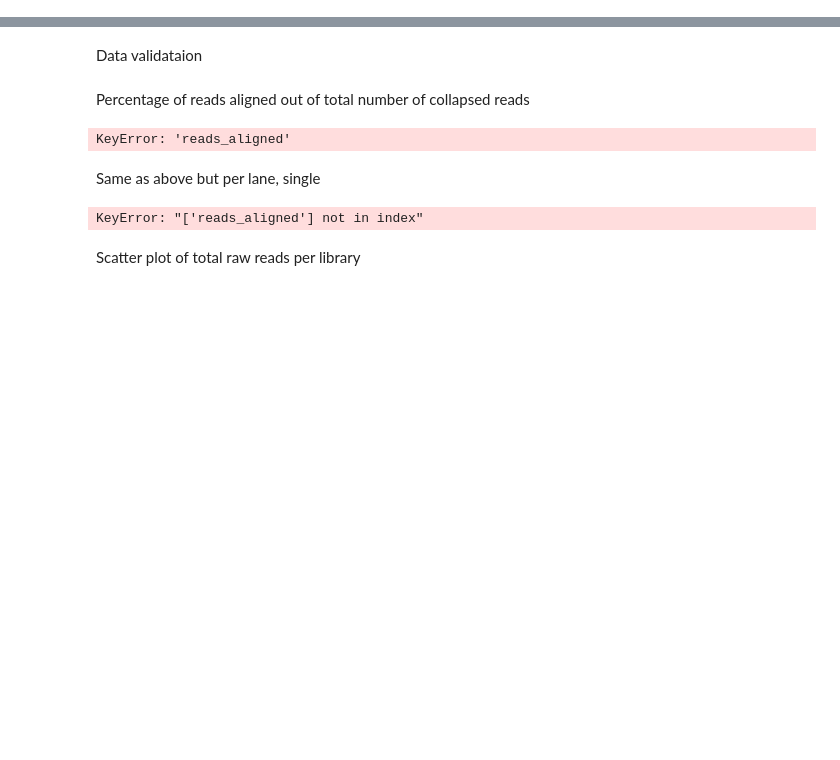
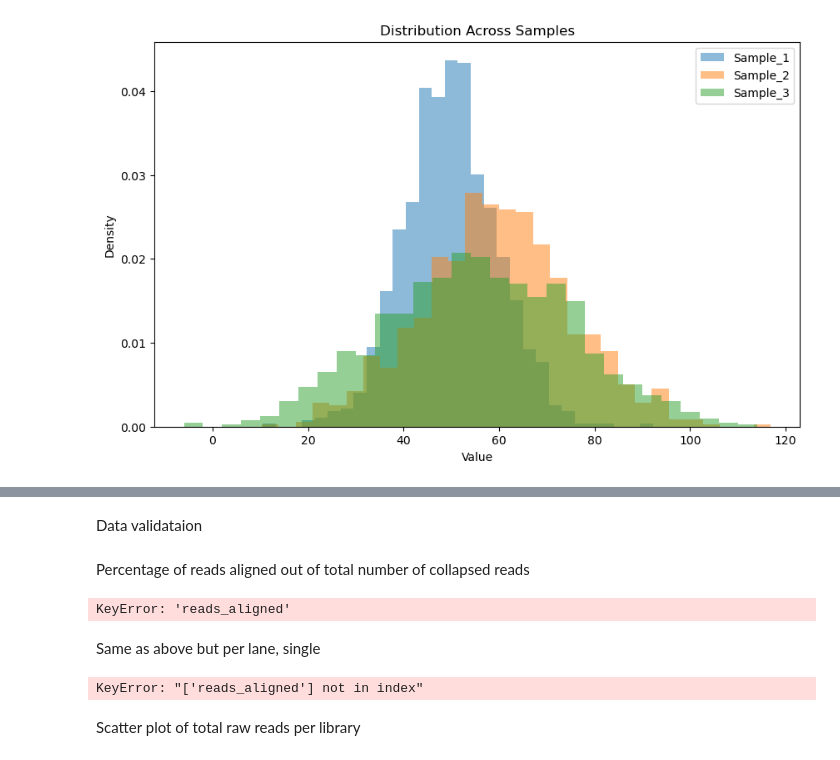
Before and after one commit to magnujo/gg-metadatabase-ui, a Jupyter notebook: illumina_data_analysis/multiqc_plots.ipynb, the cells around one changed output, grey strips where cells are left out. Saved outputs shown, nothing was run; the diff lists cells and outputs as text; code cells hidden in the pictures; blank space fills up the shorter version.

```diff
--- a/illumina_data_analysis/multiqc_plots.ipynb
+++ b/illumina_data_analysis/multiqc_plots.ipynb
@@ -16,0 +91,14 @@ from plotly.subplots import make_subplots
+# %%
+# Plot distributions with matplotlib
+plt.figure(figsize=(10, 6))
+
+for sample_name, values in sample_data.items():
+    plt.hist(values, bins=30, alpha=0.5, label=sample_name, density=True)  # Use density=True for a normalized histogram
+
+plt.title("Distribution Across Samples")
+plt.xlabel("Value")
+plt.ylabel("Density")
+plt.legend()
+plt.show()
+# %% [output]
+[figure, added]
```
Also changed, not shown: parts of 26 cells of this notebook.
